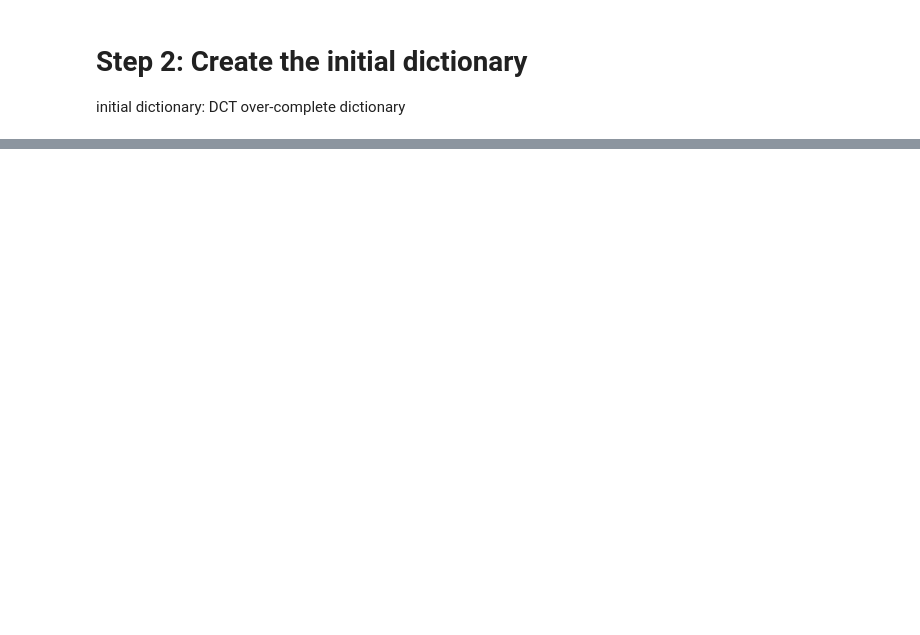
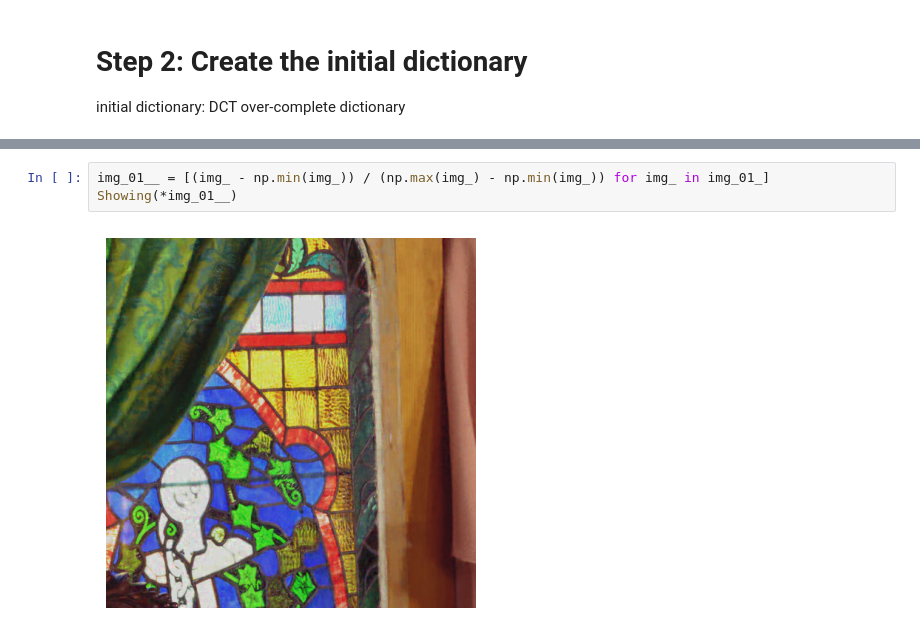
Before and after one commit to SJTUYoimiya/course-project, a Jupyter notebook: Codes/main.ipynb, the cells around one changed output, grey strips where cells are left out. Drawn from its saved outputs; the diff is of its cells as text; blank space fills up the shorter version.

```diff
--- a/Codes/main.ipynb
+++ b/Codes/main.ipynb
@@ -128,0 +85,5 @@ Showing(delta)
+# %%
+img_01__ = [(img_ - np.min(img_)) / (np.max(img_) - np.min(img_)) for img_ in img_01_]
+Showing(*img_01__)
+# %% [output]
+[figure, added]
```
Also changed, not shown: parts of 18 cells of this notebook, 2 other files.
